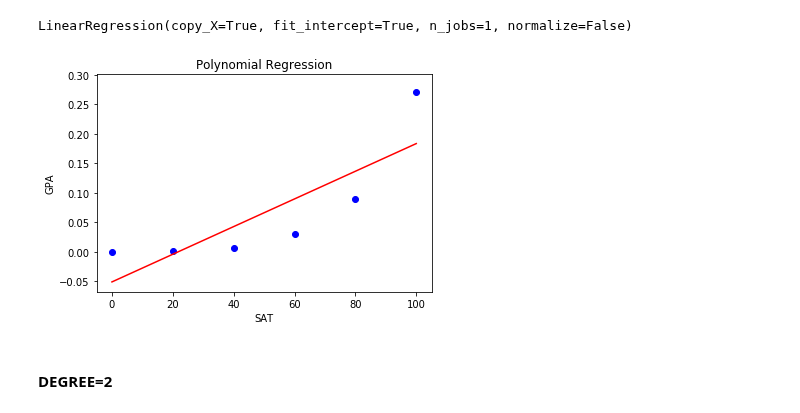
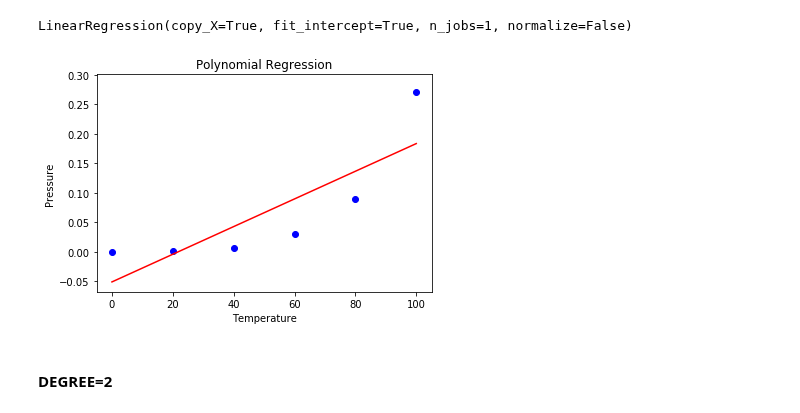
Before and after one commit to rahulvaish/MachineLearning-Python, a Jupyter notebook: PolynomialLinearRegression.ipynb, the cells around one changed output. Drawn from its saved outputs; the diff is of its cells as text; code cells hidden in the pictures.

```diff
--- a/PolynomialLinearRegression.ipynb
+++ b/PolynomialLinearRegression.ipynb
@@ -53,14 +53,14 @@ LinearRegression(copy_X=True, fit_intercept=True, n_jobs=1, normalize=False)
 # %%
 plt.scatter(x, y, color = 'blue')
 
 plt.plot(x, lin2.predict(poly.fit_transform(x)), color = 'red')
 plt.title('Polynomial Regression')
-plt.xlabel('SAT')
-plt.ylabel('GPA')
+plt.xlabel('Temperature')
+plt.ylabel('Pressure')
 
 plt.show()
 # %% [output]
-[figure, old version]
+[figure, new version]
 # %% [markdown]
 #### DEGREE=2
 # %%
```
Also changed, not shown: parts of 5 cells of this notebook.
